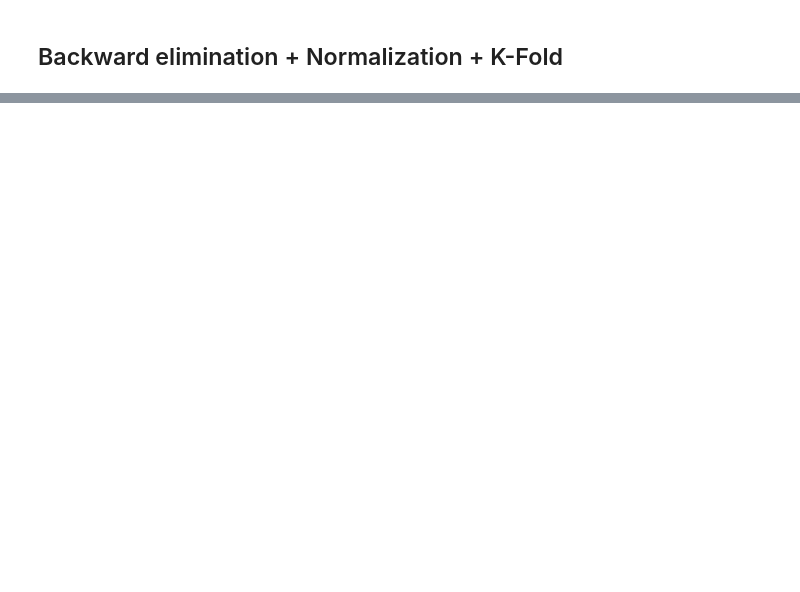
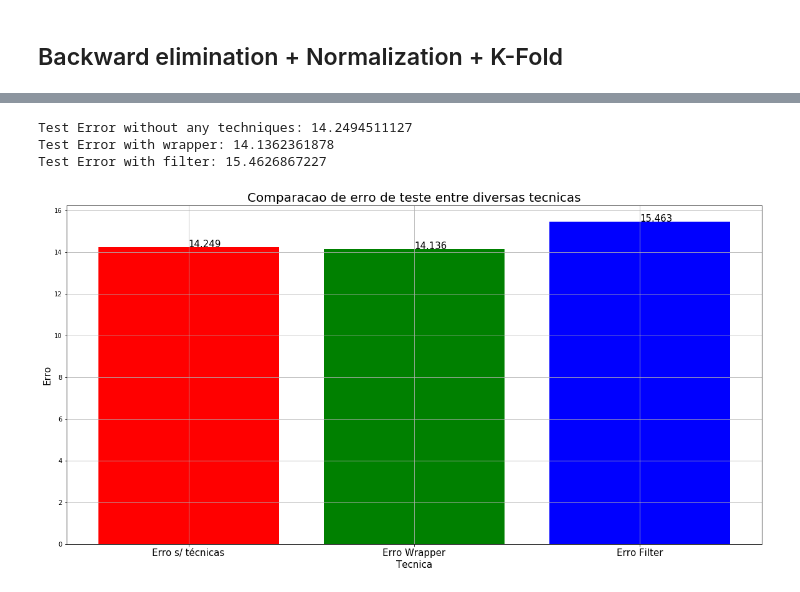
Before and after one commit to douglashsabreu/MachineLearning, a Jupyter notebook: LinearRegression/Sunspot Linear Regression.ipynb, the cells around one changed output, grey strips where cells are left out. Drawn from its saved outputs; the diff is of its cells as text; code cells hidden in the pictures; blank space fills up the shorter version.

```diff
--- a/LinearRegression/Sunspot Linear Regression.ipynb
+++ b/LinearRegression/Sunspot Linear Regression.ipynb
@@ -315,0 +375,6 @@ plt.show()
+# %%
+phi = generate_phi(_df.values[:-60,1], 20)
+y = generate_y(_df.values[:-60,1], 20)
+
+x_mean = np.mean(phi)
+y_mean = np.mean(y)
@@ -315,0 +431,35 @@ plt.show()
+# %%
+# Cada entrada da matriz phi se torna apenas as 9 primeiras features
+_phi = phi[:,:12]
+# Adiciona o bias
+_phi = np.insert(_phi, 0, 1, axis=1)
+
+x_fold, y_fold = k_fold(phi, y, FOLDS_NUMBER)
+error_filter = [ compute_error_k_fold(x_fold, y_fold, alpha) for alpha in alphas]
+error_filter = np.min(error_filter)
+alpha_min_error_for_all_features = [alphas[np.argmin(errors_all_features)]]
+# %%
+print('Test Error without any techniques: {}'.format(error_without_techniques))
+print('Test Error with wrapper: {}'.format(error_wrapper))
+print('Test Error with filter: {}'.format(error_filter))
+# %% [output]
+Test Error without any techniques: 14.2494511127
+Test Error with wrapper: 14.1362361878
+Test Error with filter: 15.4626867227
+# %%
+# Configuração da visualização de comparação entre erros
+plt.figure(figsize=(20,10))
+plt.grid(True)
+plt.bar(['Erro s/ técnicas'], [error_without_techniques], color='r')
+plt.bar(['Erro Wrapper'], [error_wrapper], color='g')
+plt.bar(['Erro Filter'], [error_filter], color='b')
+plt.xticks(fontsize=15)
+plt.title('Comparacao de erro de teste entre diversas tecnicas', fontsize=20)
+plt.xlabel('Tecnica',fontsize=15)
+plt.ylabel('Erro',fontsize=15)
+plt.text(0,error_without_techniques,round(error_without_techniques, 3), fontsize=15)
+plt.text(1,error_wrapper, round(error_wrapper, 3), fontsize=15)
+plt.text(2,error_filter, round(error_filter, 3), fontsize=15)
+plt.show()
+# %% [output]
+[figure, added]
```
Also changed, not shown: parts of 30 cells of this notebook.
